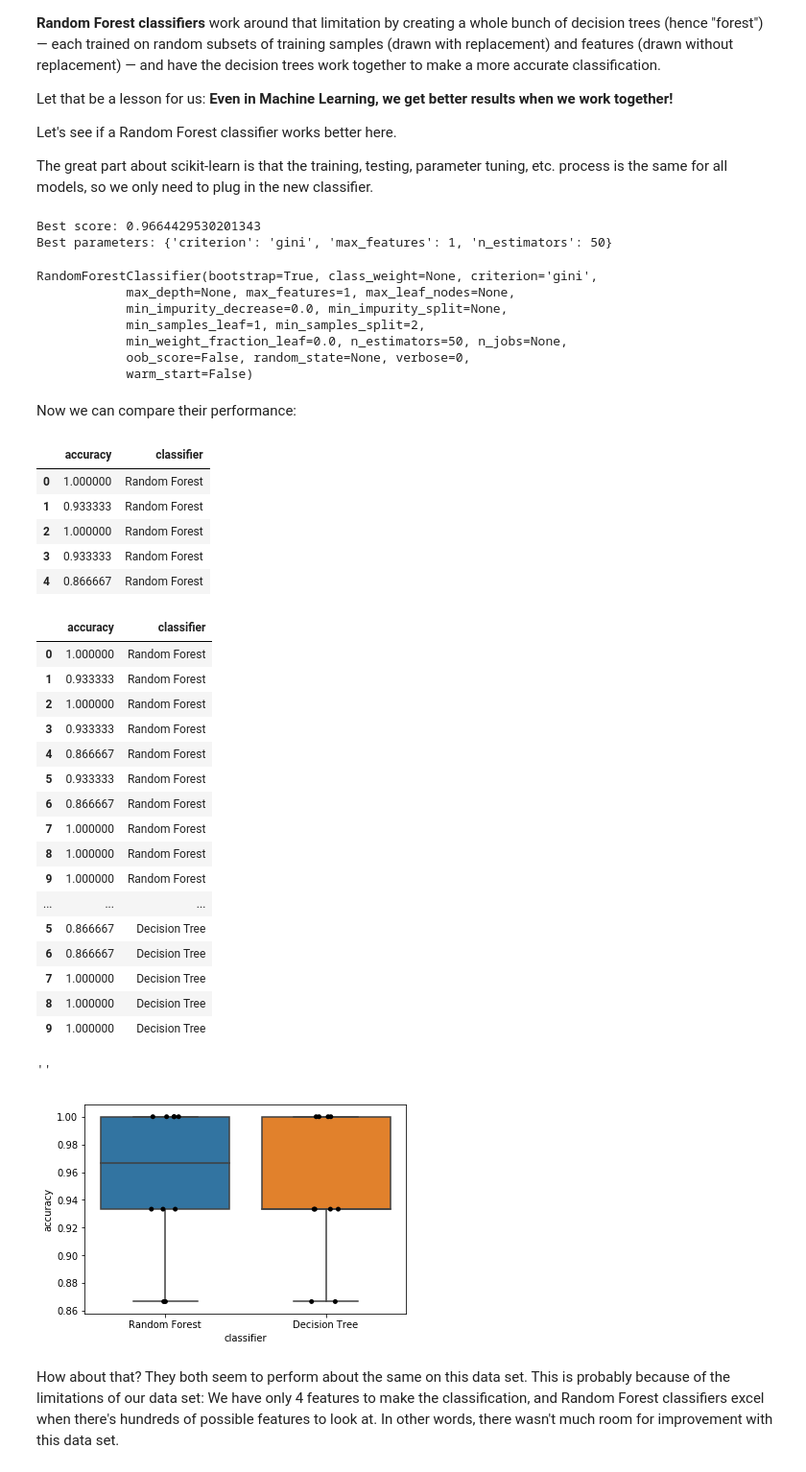
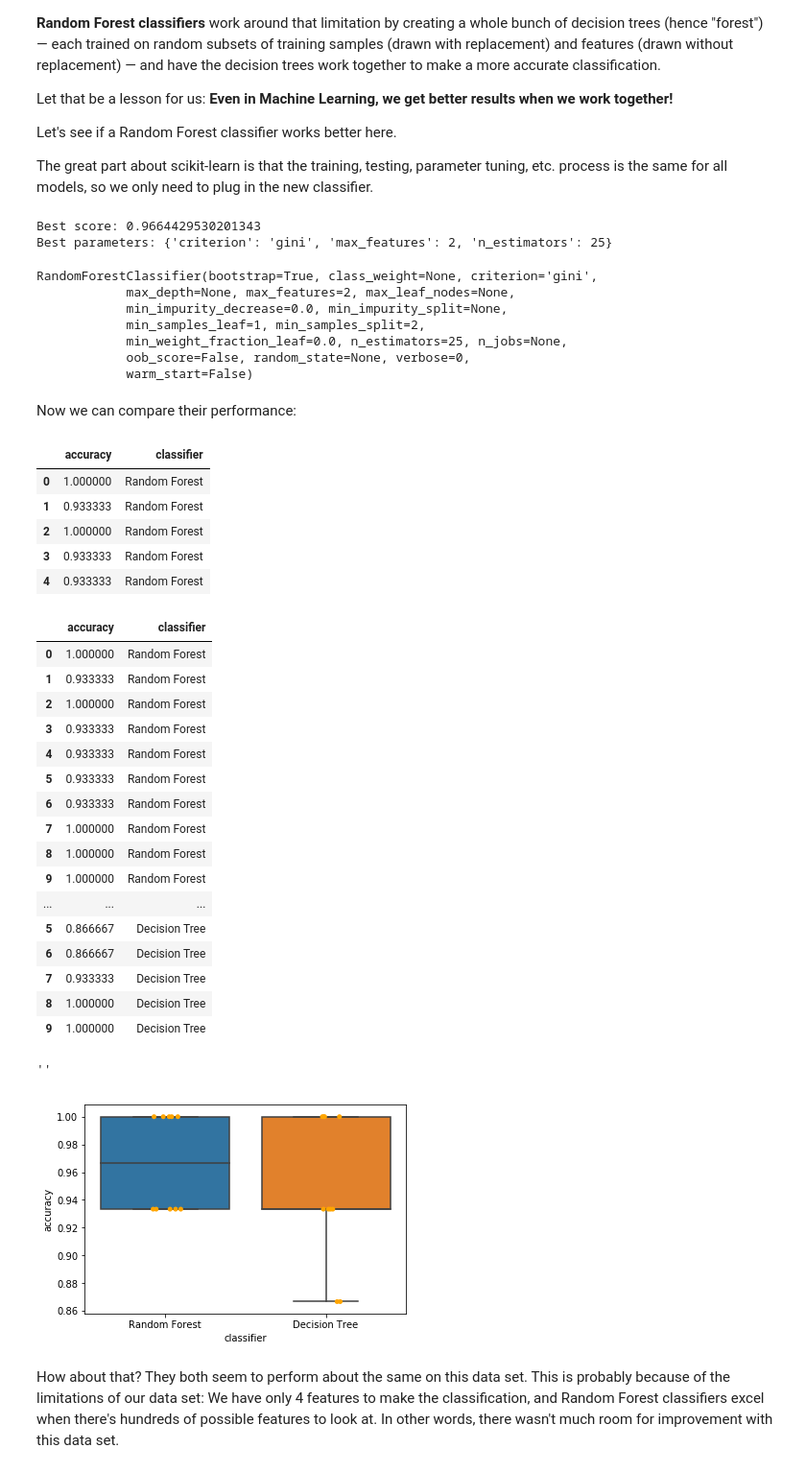
Before and after one commit to ValRCS/RCS_Python_11, a Jupyter notebook: Machine_Learning_intro_scikit-learn/Irises Data Analysis Workflow_classwork_2019_12.ipynb, the cells around one changed output. Shown at 96% size. Drawn from its saved outputs; the diff is of its cells as text; code cells hidden in the pictures.

```diff
--- a/Machine_Learning_intro_scikit-learn/Irises Data Analysis Workflow_classwork_2019_12.ipynb
+++ b/Machine_Learning_intro_scikit-learn/Irises Data Analysis Workflow_classwork_2019_12.ipynb
@@ -1220,7 +1196,7 @@ from sklearn.model_selection import GridSearchCV
 decision_tree_classifier = DecisionTreeClassifier()
 
 # the parameters will depend on the model we use above
-parameter_grid = {'max_depth': [1, 2, 3, 4, 5],
+parameter_grid = {'max_depth': [1, 2, 3, 4, 5, 6, 7],
                   'max_features': [1, 2, 3, 4]}
 
 cross_validation = StratifiedKFold(n_splits=10)
@@ -1414,12 +1389,12 @@ print('Best parameters: {}'.format(grid_search.best_params_))
 grid_search.best_estimator_
 # %% [output]
 Best score: 0.9664429530201343
-Best parameters: {'criterion': 'gini', 'max_features': 1, 'n_estimators': 50}
+Best parameters: {'criterion': 'gini', 'max_features': 2, 'n_estimators': 25}
 RandomForestClassifier(bootstrap=True, class_weight=None, criterion='gini',
-            max_depth=None, max_features=1, max_leaf_nodes=None,
+            max_depth=None, max_features=2, max_leaf_nodes=None,
             min_impurity_decrease=0.0, min_impurity_split=None,
             min_samples_leaf=1, min_samples_split=2,
-            min_weight_fraction_leaf=0.0, n_estimators=50, n_jobs=None,
+            min_weight_fraction_leaf=0.0, n_estimators=25, n_jobs=None,
             oob_score=False, random_state=None, verbose=0,
             warm_start=False)
 # %% [markdown]
@@ -1439,7 +1414,7 @@ both_df.head()
 | 1 | 0.933333 | Random Forest |
 | 2 | 1.000000 | Random Forest |
 | 3 | 0.933333 | Random Forest |
-| 4 | 0.866667 | Random Forest |
+| 4 | 0.933333 | Random Forest |
 # %%
 both_df
 # %% [output]
@@ -1448,27 +1423,27 @@ both_df
 | 1 | 0.933333 | Random Forest |
 | 2 | 1.000000 | Random Forest |
 | 3 | 0.933333 | Random Forest |
-| 4 | 0.866667 | Random Forest |
+| 4 | 0.933333 | Random Forest |
 | 5 | 0.933333 | Random Forest |
-| 6 | 0.866667 | Random Forest |
+| 6 | 0.933333 | Random Forest |
 | 7 | 1.000000 | Random Forest |
 | 8 | 1.000000 | Random Forest |
 | 9 | 1.000000 | Random Forest |
 | ... | ... | ... |
 | 5 | 0.866667 | Decision Tree |
 | 6 | 0.866667 | Decision Tree |
-| 7 | 1.000000 | Decision Tree |
+| 7 | 0.933333 | Decision Tree |
 | 8 | 1.000000 | Decision Tree |
 | 9 | 1.000000 | Decision Tree |
 # %%
 
 
 sb.boxplot(x='classifier', y='accuracy', data=both_df)
-sb.stripplot(x='classifier', y='accuracy', data=both_df, jitter=True, color='black')
+sb.stripplot(x='classifier', y='accuracy', data=both_df, jitter=True, color='orange')
 ;
 # %% [output]
 ''
-[figure, old version]
+[figure, new version]
 # %% [markdown]
 How about that? They both seem to perform about the same on this data set. This is probably because of the limitations of our data set: We have only 4 features to make the classification, and Random Forest classifiers excel when there's hundreds of possible features to look at. In other words, there wasn't much room for improvement with this data set.
 # %% [markdown]
```
Also changed, not shown: parts of 35 cells of this notebook, 3 other files.
